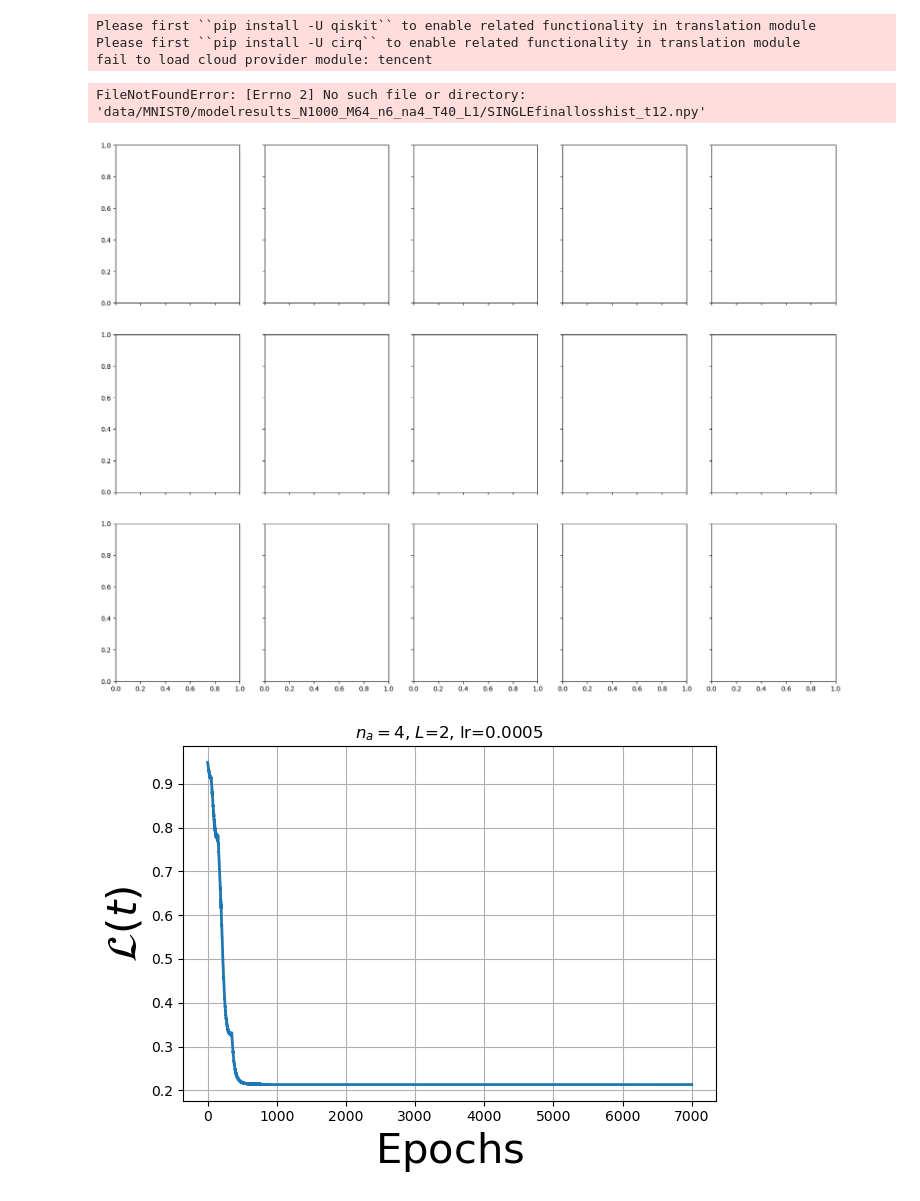
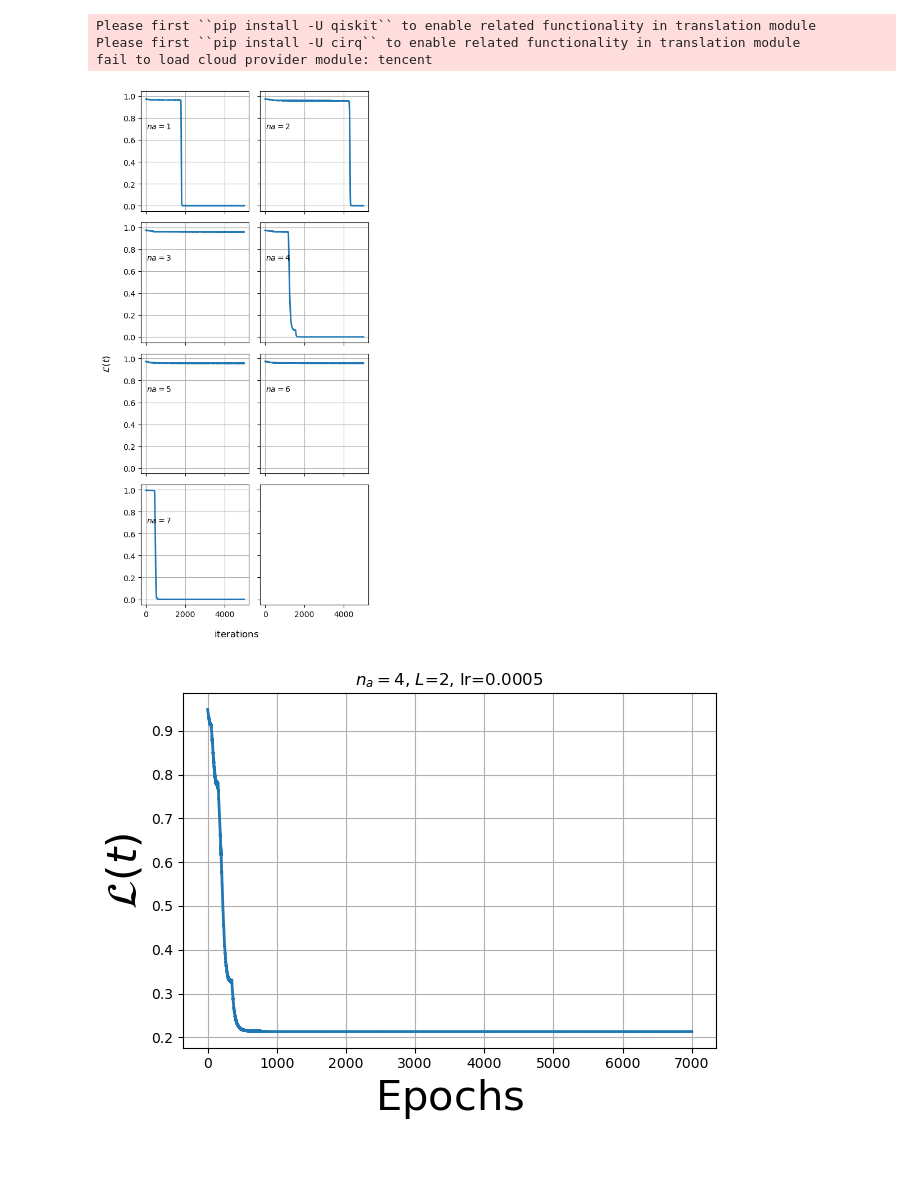
Before and after one commit to alapena/QuantGenMdl, a Jupyter notebook: visualize_denoising_singletimestep.ipynb, the cells around one changed output. Cells and saved outputs as stored; diff of their text form; code cells hidden in the pictures; blank space fills up the shorter version.

```diff
--- a/visualize_denoising_singletimestep.ipynb
+++ b/visualize_denoising_singletimestep.ipynb
@@ -11,10 +11,10 @@ import torch
 config = {
     'dataset': {
         'dir': './data',
-        'name': 'MNIST0',
+        'name': 'MNIST1',
     }
 }
-n_data, n_pixels, n_timesteps, n_ancilla_qubits, n_backward_layers  = 1000, 64, 40, 4, 2
+n_data, n_pixels, n_timesteps, n_ancilla_qubits, n_backward_layers  = 1000, 256, 40, 4, 6
 _, n_qubits = find_closest_power_of_2(n_pixels, return_power=True)
 diffusion_schedule = 'linear1'
 # %% [output]
@@ -23,29 +23,28 @@ Please first ``pip install -U cirq`` to enable related functionality in translat
 fail to load cloud provider module: tencent
 # %%
 # Plot loss según el parametro que quieras
-TIMESTEP = 12
-values = range(1, 12)
+TIMESTEP = 40
+values = range(1, 8)
 
-size = 15
-n_cols = 5
-n_rows =3
-fig, axs = plt.subplots(n_rows, n_cols, figsize=(size+5, size), sharex=True, sharey=True)
+size = 5
+n_cols = 2
+n_rows = 4
+fig, axs = plt.subplots(n_rows, n_cols, figsize=(size, size+5), sharex=True, sharey=True)
 for i, value in enumerate(values):
-    n_backward_layers = value
+    n_ancilla_qubits = value
 
     dir, filename = get_path(config, type='modelsinglefinallosshist', n_data=n_data, n_pixels=n_pixels, n_qubits=n_qubits, n_ancilla_qubits=n_ancilla_qubits, n_timesteps=n_timesteps, n_backward_layers=n_backward_layers, t=TIMESTEP)
     loss = np.load(dir / filename)
 
     axs[i//n_cols, i%n_cols].plot(loss, lw=2)
-    axs[i//n_cols, i%n_cols].text(x=30, y=0.7, s=r'$L=%d$'%(value), fontsize=10)
+    axs[i//n_cols, i%n_cols].text(x=30, y=0.7, s=r'$na=%d$'%(value), fontsize=10)
     axs[i//n_cols, i%n_cols].grid(True)
 
-fig.supxlabel(r'$\rm iterations$', fontsize=30)
-fig.supylabel(r'$\mathcal{L}(t)$', fontsize=30)
+fig.supxlabel(r'$\rm iterations$')
+fig.supylabel(r'$\mathcal{L}(t)$')
 plt.tight_layout()
 # %% [output]
-FileNotFoundError: [Errno 2] No such file or directory: 'data/MNIST0/modelresults_N1000_M64_n6_na4_T40_L1/SINGLEfinallosshist_t12.npy'
-[figure, old version]
+[figure, new version]
 # %%
 # Single plot
 TIMESTEP = 12
```
Also changed, not shown: 5 other files.
